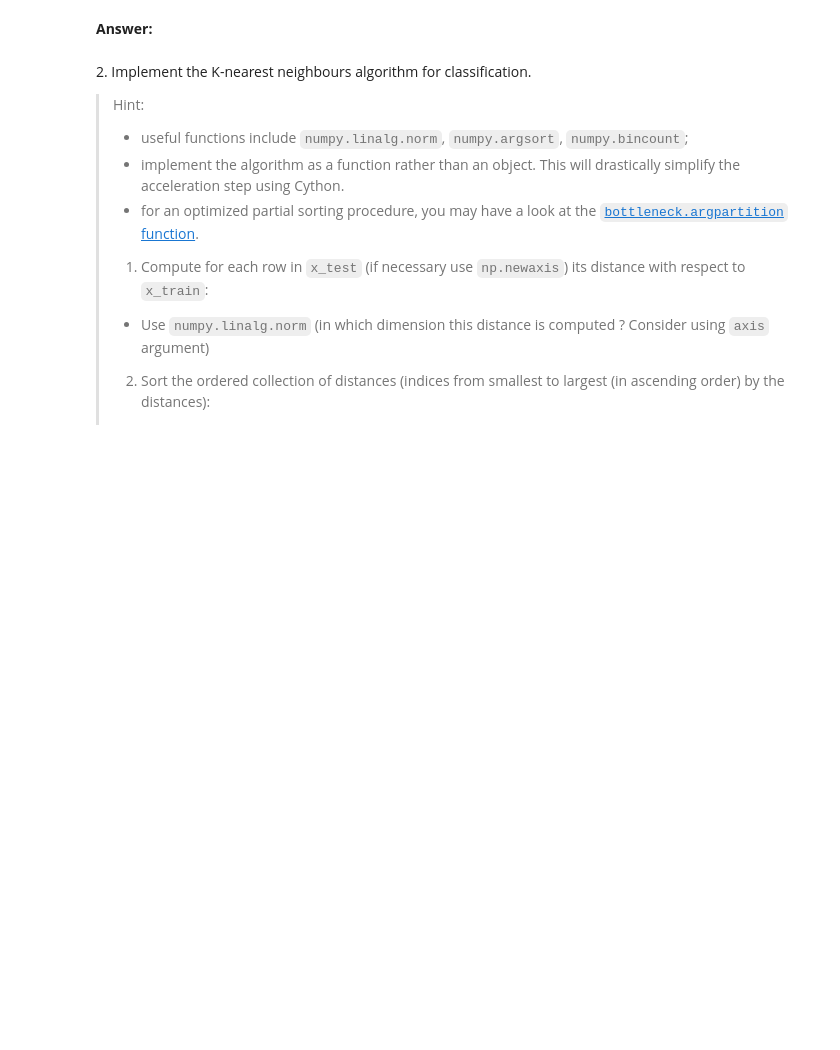
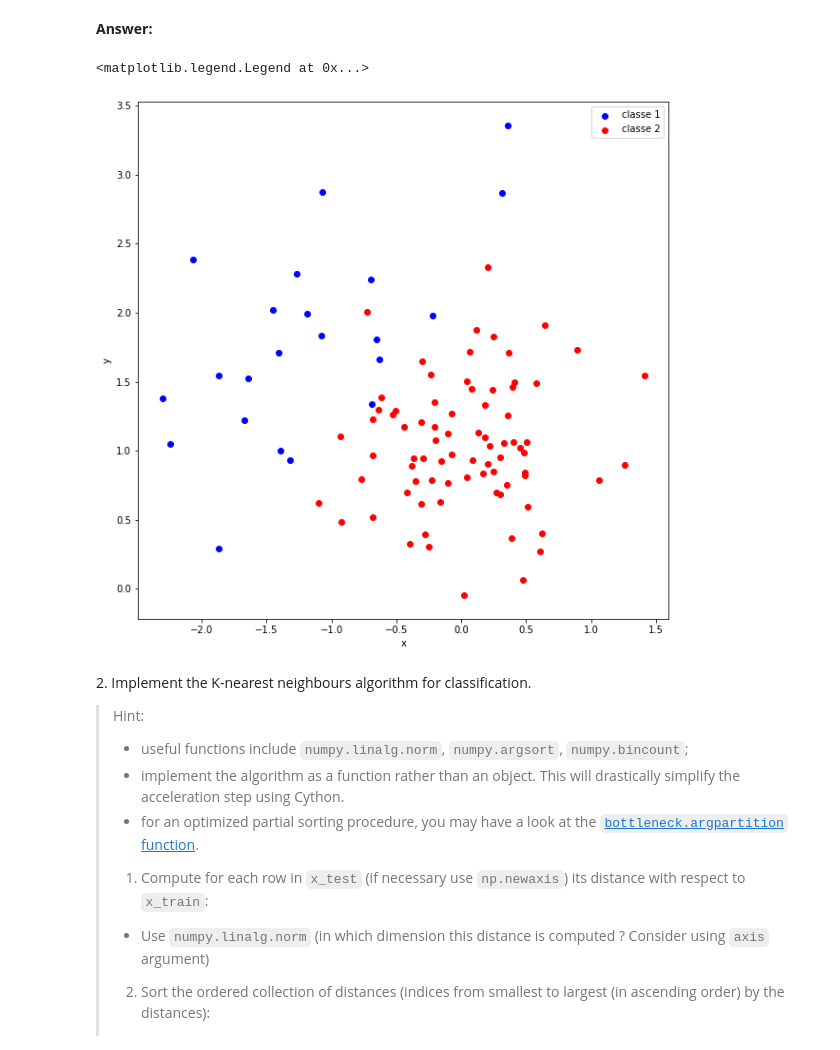
Before and after one commit to hichamomh/Python-labs, a Jupyter notebook: Labs/Lab4/lab4.ipynb, the cells around one changed output. Cells and saved outputs as stored; diff of their text form; code cells hidden in the pictures; blank space fills up the shorter version.

```diff
--- a/Labs/Lab4/lab4.ipynb
+++ b/Labs/Lab4/lab4.ipynb
@@ -64,3 +62,30 @@ N_test = test.shape[0]
+# %%
+import numpy as np
+import matplotlib.pyplot as plt
+
+train = np.loadtxt('data/synth_train.txt')  #...,delimiter=',') if there are ',' as delimiters
+class_train = train[:,0]
+x_train = train[:,1:]
+N_train = train.shape[0]
+test = np.loadtxt('data/synth_test.txt')
+class_test = test[:,0]
+class_test_1 = test[test[:,0]==1]
+class_test_2 = test[test[:,0]==2]
+x_test = test[:,1:]
+N_test = test.shape[0]
+class_train_1 = train[train[:,0]==1]
+class_train_2 = train[train[:,0]==2]
+# %%
+
+plt.figure(figsize=(10,10))
+plt.scatter(class_train_1[:,1:2],class_train_1[:,2:],c="blue",label="classe 1")
+plt.scatter(class_train_2[:,1:2],class_train_2[:,2:],c="red",label="classe 2")
+plt.xlabel("x")
+plt.ylabel("y")
+plt.legend()
+# %% [output]
+<matplotlib.legend.Legend at 0x...>
+[figure, added]
 # %% [markdown]
 2\. Implement the K-nearest neighbours algorithm for classification.
 
```
Also changed, not shown: parts of 11 cells of this notebook.
